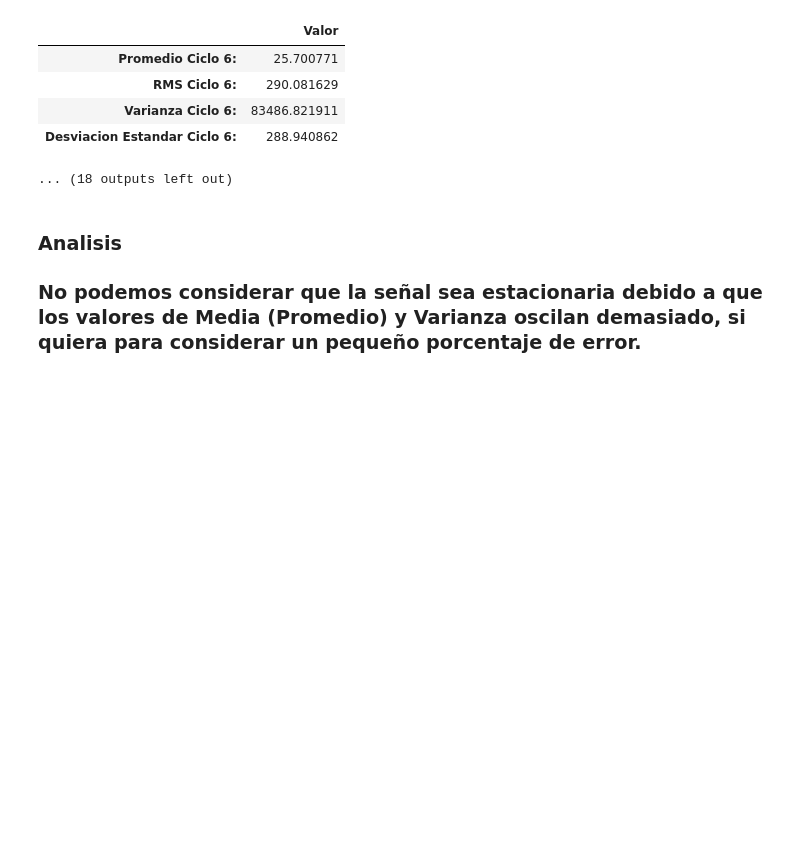
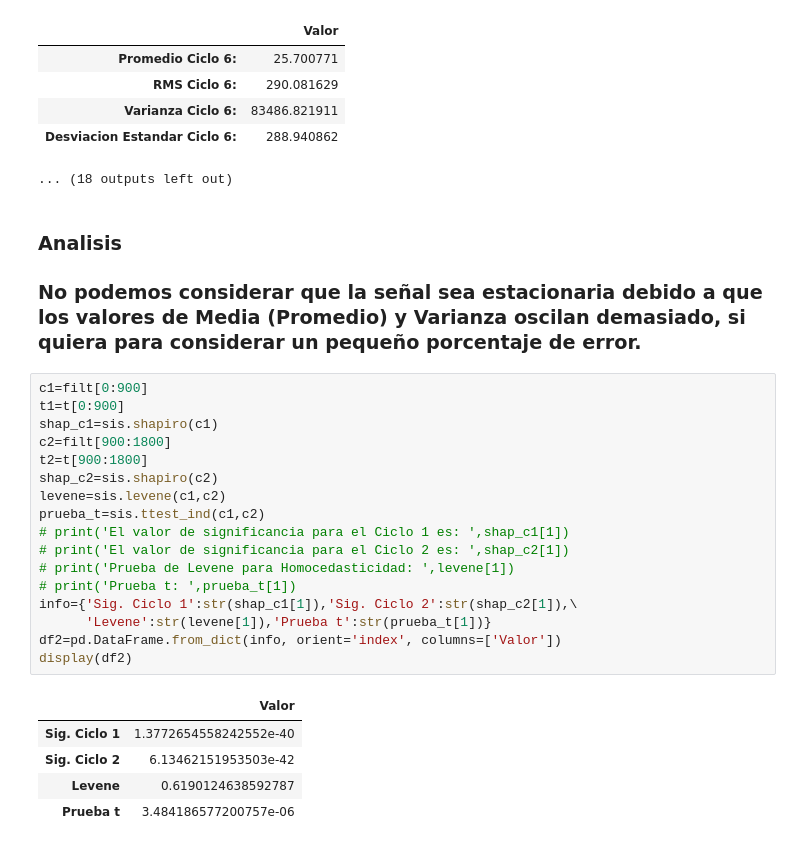
Before and after one commit to julian-rosero/biosenales, a Jupyter notebook: Practica_3/practica_3.ipynb, the cells around one changed output. Drawn from its saved outputs; the diff is of its cells as text; blank space fills up the shorter version.

```diff
--- a/Practica_3/practica_3.ipynb
+++ b/Practica_3/practica_3.ipynb
@@ -157,3 +159,26 @@ for i in range(num_cic):
 # %% [markdown]
 ### Analisis
 ### No podemos considerar que la señal sea estacionaria debido a que los valores de Media (Promedio) y Varianza oscilan demasiado, si quiera para considerar un pequeño porcentaje de error.
+# %%
+c1=filt[0:900]
+t1=t[0:900]
+shap_c1=sis.shapiro(c1)
+c2=filt[900:1800]
+t2=t[900:1800]
+shap_c2=sis.shapiro(c2)
+levene=sis.levene(c1,c2)
+prueba_t=sis.ttest_ind(c1,c2)
+# print('El valor de significancia para el Ciclo 1 es: ',shap_c1[1])
+# print('El valor de significancia para el Ciclo 2 es: ',shap_c2[1])
+# print('Prueba de Levene para Homocedasticidad: ',levene[1])
+# print('Prueba t: ',prueba_t[1])
+info={'Sig. Ciclo 1':str(shap_c1[1]),'Sig. Ciclo 2':str(shap_c2[1]),\
+      'Levene':str(levene[1]),'Prueba t':str(prueba_t[1])}
+df2=pd.DataFrame.from_dict(info, orient='index', columns=['Valor'])
+display(df2)
+# %% [output]
+|  | Valor |
+| Sig. Ciclo 1 | 1.3772654558242552e-40 |
+| Sig. Ciclo 2 | 6.13462151953503e-42 |
+| Levene | 0.6190124638592787 |
+| Prueba t | 3.484186577200757e-06 |
```
Also changed, not shown: parts of 6 cells of this notebook.
